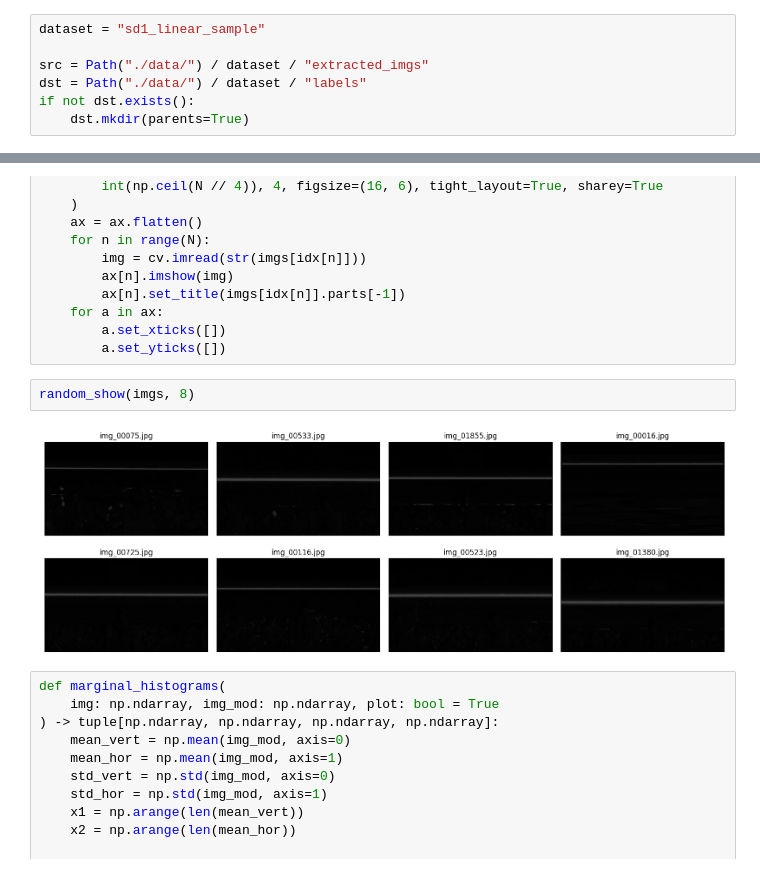
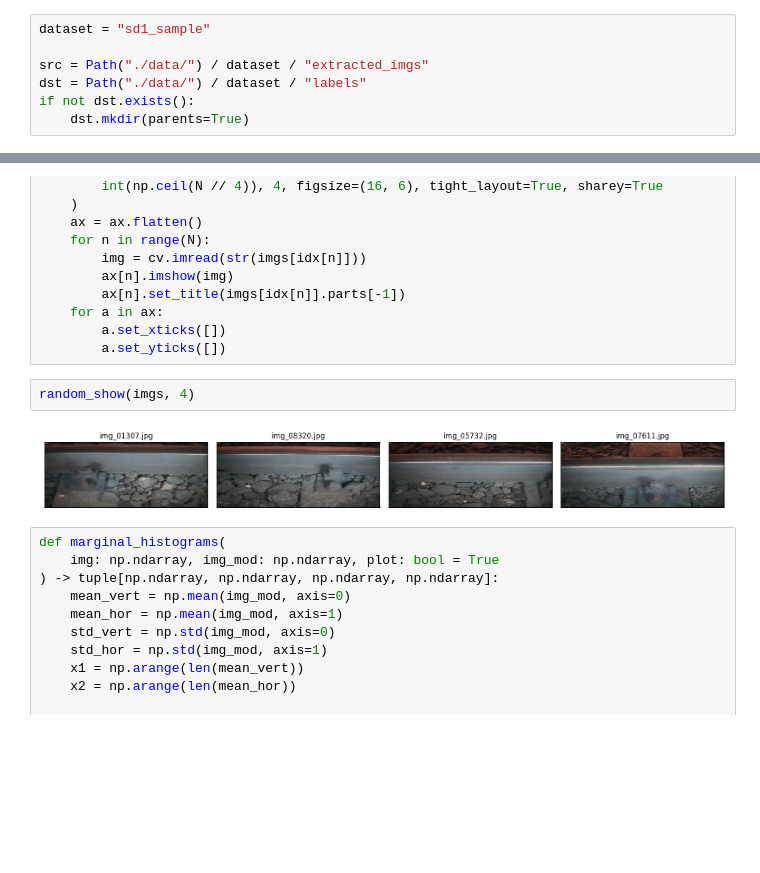
Before and after one commit to demustamas/project_work, a Jupyter notebook: annotator.ipynb, the cells around one changed output, grey strips where cells are left out. Drawn from its saved outputs; the diff is of its cells as text; blank space fills up the shorter version.

```diff
--- a/annotator.ipynb
+++ b/annotator.ipynb
@@ -12,7 +12,7 @@ import cv2 as cv
 
 from tqdm import tqdm
 # %%
-dataset = "sd1_linear_sample"
+dataset = "sd1_sample"
 
 src = Path("./data/") / dataset / "extracted_imgs"
 dst = Path("./data/") / dataset / "labels"
@@ -35,9 +35,9 @@ def random_show(imgs: list, N: int = 4) -> None:
         a.set_xticks([])
         a.set_yticks([])
 # %%
-random_show(imgs, 8)
+random_show(imgs, 4)
 # %% [output]
-[figure, old version]
+[figure, new version]
 # %%
 def marginal_histograms(
     img: np.ndarray, img_mod: np.ndarray, plot: bool = True
```
Also changed, not shown: parts of 1 cell of this notebook, 5 other files.
